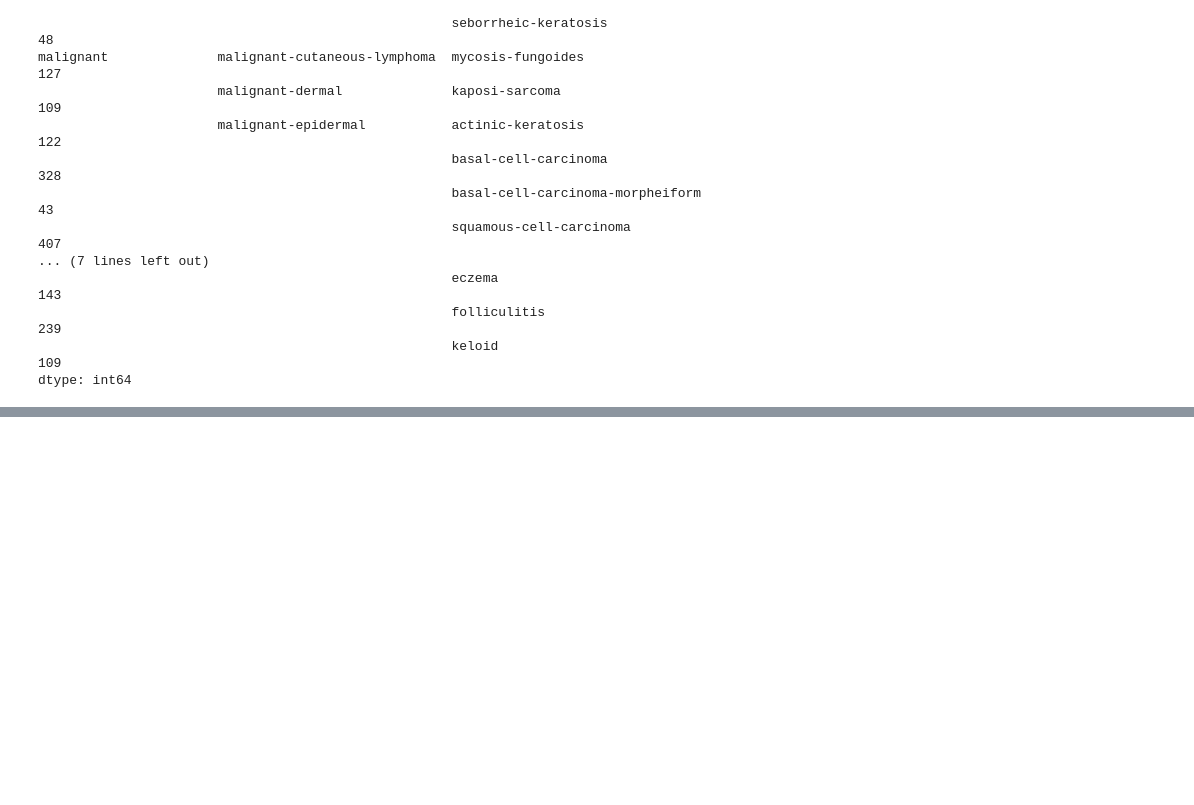
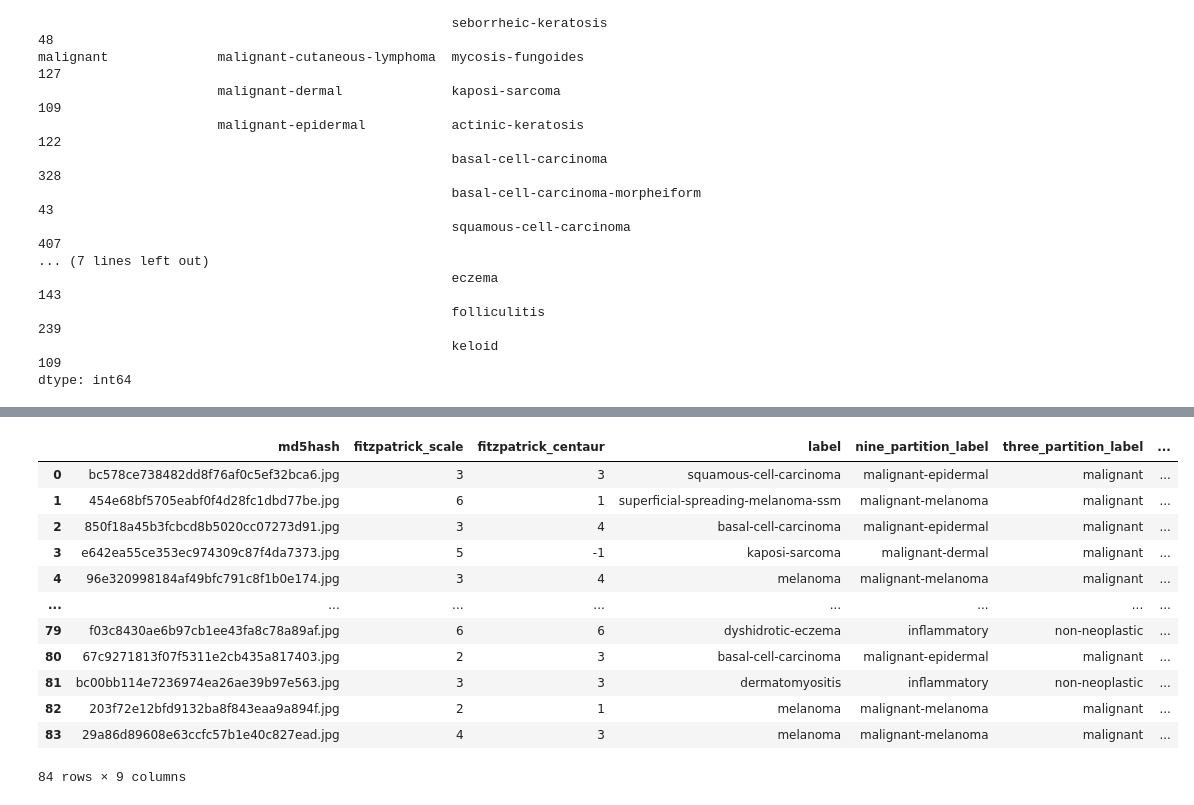
Before and after one commit to AJL-Team-4/Models, a Jupyter notebook: Model1.ipynb, the cells around one changed output, grey strips where cells are left out. Cells and saved outputs as stored; diff of their text form; code cells hidden in the pictures; blank space fills up the shorter version.

```diff
--- a/Model1.ipynb
+++ b/Model1.ipynb
@@ -55,6 +66,5 @@ malignant              malignant-cutaneous-lymphoma  mycosis-fungoides
                                                      keloid                                109
 dtype: int64
 # %%
+# Drop the image labelled wrongly
 df = df[df["qc"] != "3 Wrongly labelled"].copy()
-
-df = df.drop(columns=["qc"])
@@ -83,0 +71,9 @@ Name: count, dtype: int64
+# %%
+# Map the values in the qc to integers
+
+df.qc = df.qc.map({
+    "1 Diagnostic": 4,
+    "5 Potentially": 3,
+    "2 Caracteristic": 2,
+    "4 Other": 1
+}).fillna(0).astype(int)
@@ -83,0 +89,5 @@ Name: count, dtype: int64
+# %%
+# Since images with a number of 4, 3, 2, 1 are verified by experts already, we should put all these images into training
+
+prioritized_df = df[df.qc.isin([4, 3, 2, 1])].copy()
+prioritized_df.head()
@@ -83,0 +113,19 @@ Name: count, dtype: int64
+# %%
+# shuffle the data frame
+
+prioritized_df = prioritized_df.sample(frac=1).reset_index(drop=True)
+prioritized_df
+# %% [output]
+|  | md5hash | fitzpatrick_scale | fitzpatrick_centaur | label | nine_partition_label | three_partition_label | ... |
+| 0 | bc578ce738482dd8f76af0c5ef32bca6.jpg | 3 | 3 | squamous-cell-carcinoma | malignant-epidermal | malignant | ... |
+| 1 | 454e68bf5705eabf0f4d28fc1dbd77be.jpg | 6 | 1 | superficial-spreading-melanoma-ssm | malignant-melanoma | malignant | ... |
+| 2 | 850f18a45b3fcbcd8b5020cc07273d91.jpg | 3 | 4 | basal-cell-carcinoma | malignant-epidermal | malignant | ... |
+| 3 | e642ea55ce353ec974309c87f4da7373.jpg | 5 | -1 | kaposi-sarcoma | malignant-dermal | malignant | ... |
+| 4 | 96e320998184af49bfc791c8f1b0e174.jpg | 3 | 4 | melanoma | malignant-melanoma | malignant | ... |
+| ... | ... | ... | ... | ... | ... | ... | ... |
+| 79 | f03c8430ae6b97cb1ee43fa8c78a89af.jpg | 6 | 6 | dyshidrotic-eczema | inflammatory | non-neoplastic | ... |
+| 80 | 67c9271813f07f5311e2cb435a817403.jpg | 2 | 3 | basal-cell-carcinoma | malignant-epidermal | malignant | ... |
+| 81 | bc00bb114e7236974ea26ae39b97e563.jpg | 3 | 3 | dermatomyositis | inflammatory | non-neoplastic | ... |
+| 82 | 203f72e12bfd9132ba8f843eaa9a894f.jpg | 2 | 1 | melanoma | malignant-melanoma | malignant | ... |
+| 83 | 29a86d89608e63ccfc57b1e40c827ead.jpg | 4 | 3 | melanoma | malignant-melanoma | malignant | ... |
+84 rows × 9 columns
```
Also changed, not shown: parts of 48 cells of this notebook, 1 other file.
